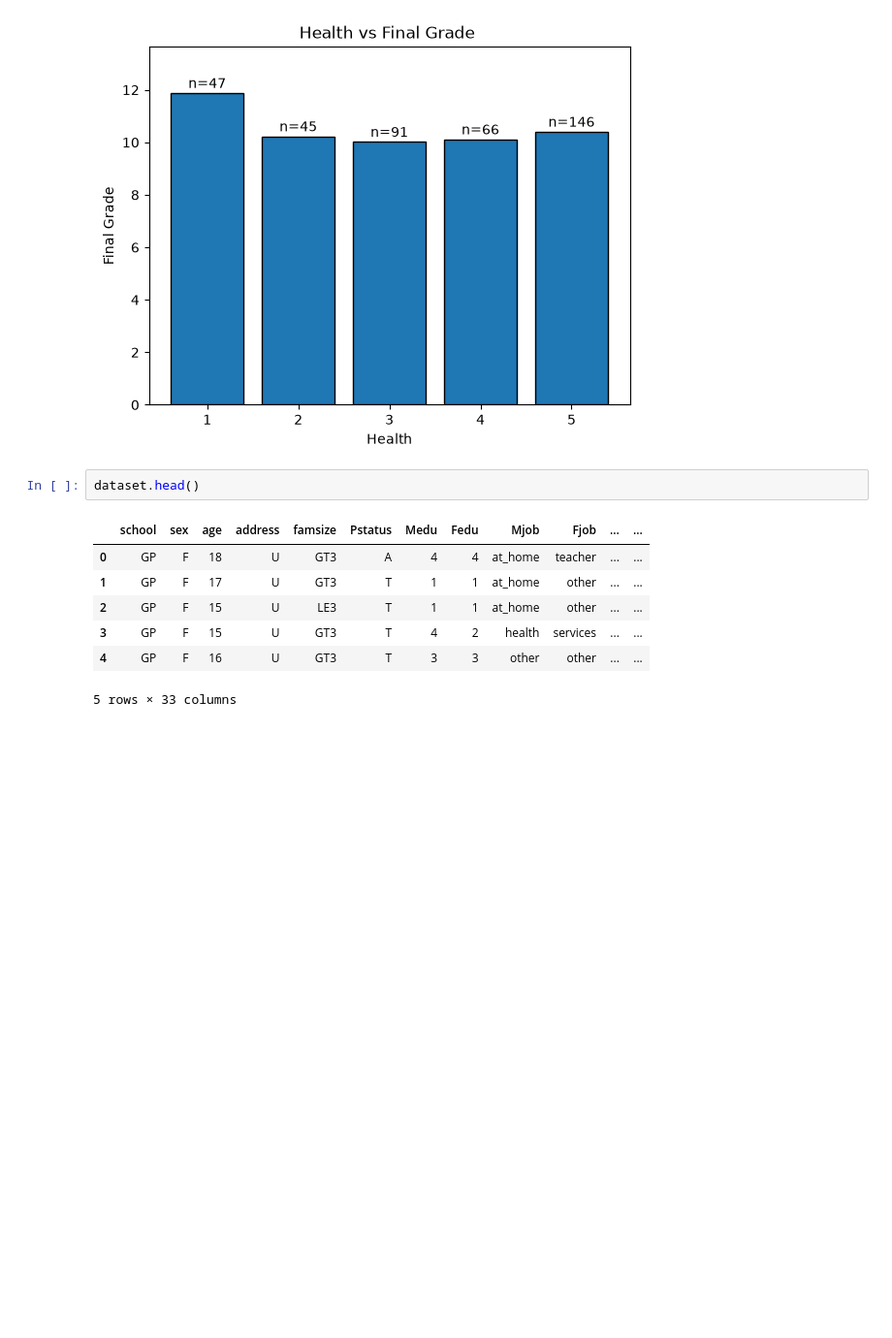
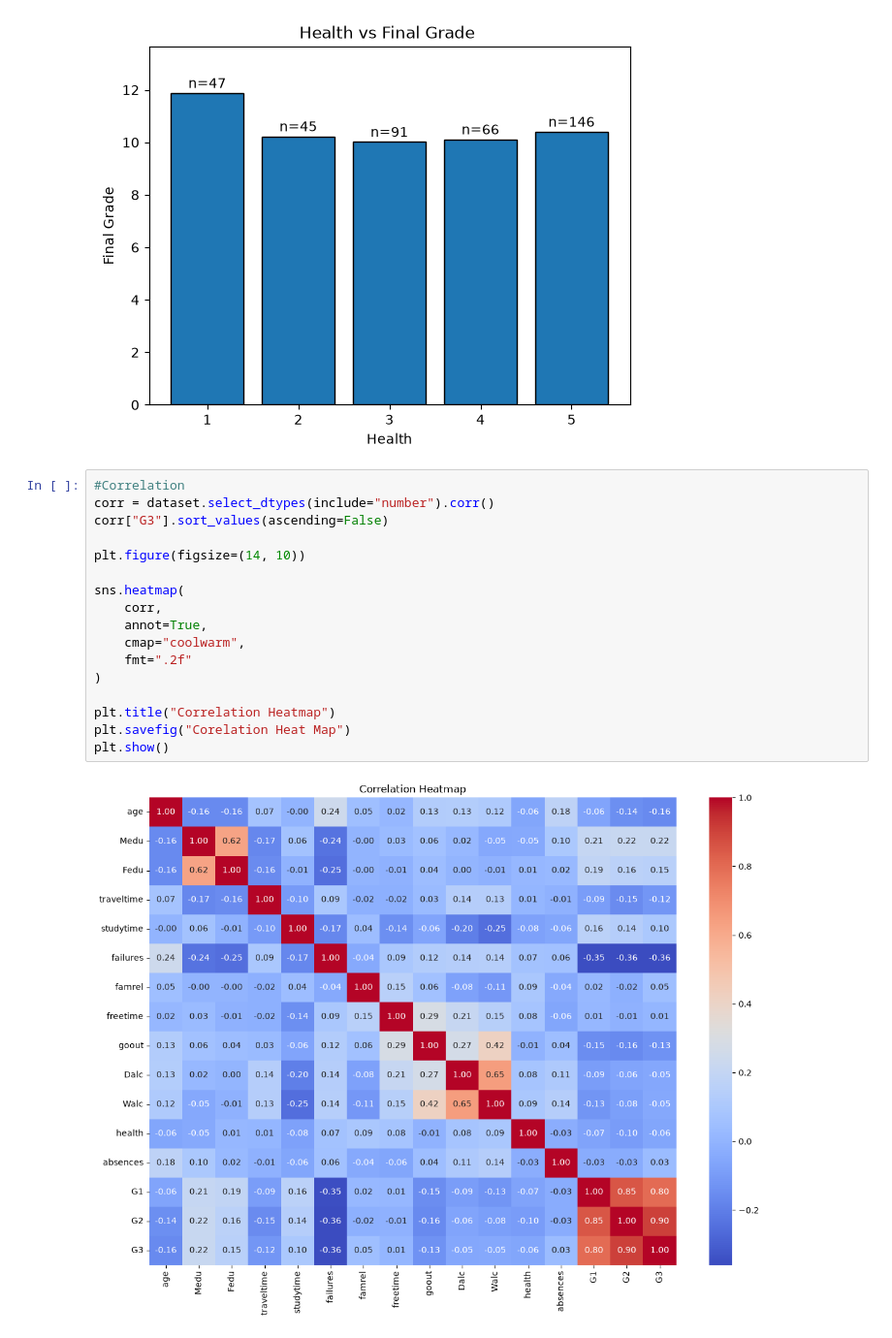
Before and after one commit to muhammadaqil-0504/Student-performance-Analysis, a Jupyter notebook: student performance analysis system.ipynb, the cells around one changed output. Shown at 97% size. Drawn from its saved outputs; the diff is of its cells as text; blank space fills up the shorter version.

Commit message:
Analyze coorelation and visualize via heatmap

```diff
--- a/student performance analysis system.ipynb
+++ b/student performance analysis system.ipynb
@@ -274,12 +274,21 @@ plt.show()
 # %% [output]
 [figure]
 # %%
-dataset.head()
+#Correlation
+corr = dataset.select_dtypes(include="number").corr()
+corr["G3"].sort_values(ascending=False)
+
+plt.figure(figsize=(14, 10))
+
+sns.heatmap(
+    corr,
+    annot=True,
+    cmap="coolwarm",
+    fmt=".2f"
+)
+
+plt.title("Correlation Heatmap")
+plt.savefig("Corelation Heat Map")
+plt.show()
 # %% [output]
-|  | school | sex | age | address | famsize | Pstatus | Medu | Fedu | Mjob | Fjob | ... | ... |
-| 0 | GP | F | 18 | U | GT3 | A | 4 | 4 | at_home | teacher | ... | ... |
-| 1 | GP | F | 17 | U | GT3 | T | 1 | 1 | at_home | other | ... | ... |
-| 2 | GP | F | 15 | U | LE3 | T | 1 | 1 | at_home | other | ... | ... |
-| 3 | GP | F | 15 | U | GT3 | T | 4 | 2 | health | services | ... | ... |
-| 4 | GP | F | 16 | U | GT3 | T | 3 | 3 | other | other | ... | ... |
-5 rows × 33 columns
+[figure, added]
```
Also changed, not shown: parts of 1 cell of this notebook, 1 other file.
